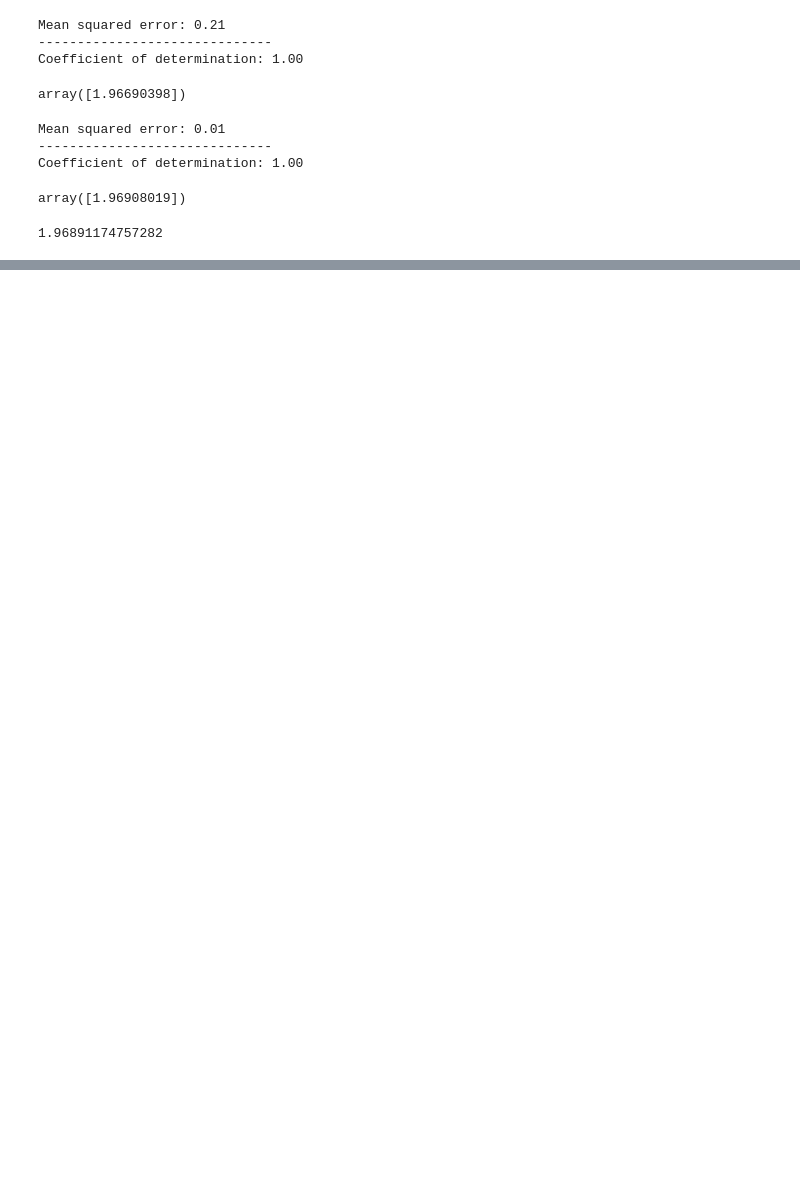
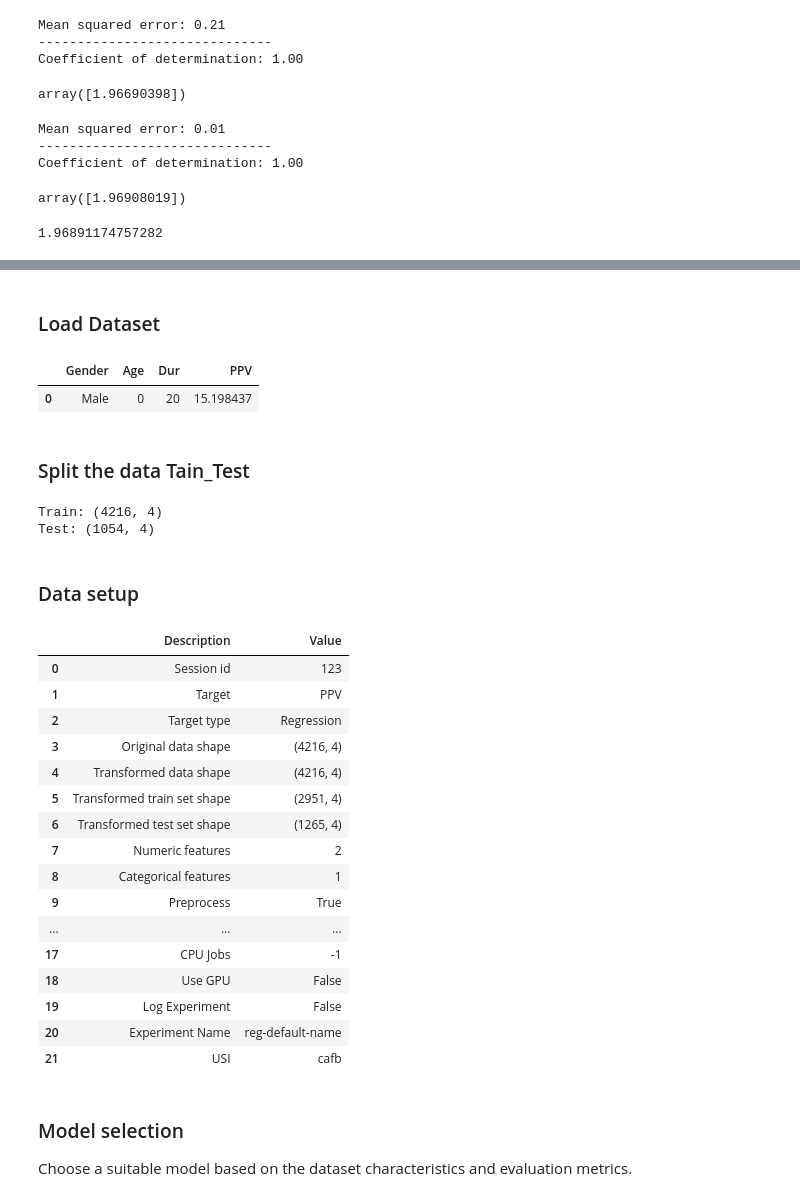
Before and after one commit to MayarQasrawi/Artificial-Intelligent, a Jupyter notebook: ML_Assignment.ipynb, the cells around one changed output, grey strips where cells are left out. Saved outputs shown, nothing was run; the diff lists cells and outputs as text; code cells hidden in the pictures; blank space fills up the shorter version.

```diff
--- a/ML_Assignment.ipynb
+++ b/ML_Assignment.ipynb
@@ -404,0 +307,48 @@ R2: None
+# %% [markdown]
+### Load Dataset
+# %%
+file_path = '/content/drive/MyDrive/Datasets/TG_T_CashValues_Rel.xlsx'
+df2 = pd.read_excel(file_path)
+df2.head(n=1)
+# %% [output]
+|  | Gender | Age | Dur | PPV |
+| 0 | Male | 0 | 20 | 15.198437 |
+# %% [markdown]
+### Split the data Tain_Test
+# %%
+# 80% for training 20% for testing
+data_train= df2.sample(frac=0.8, random_state=123)
+data_test= df2.drop(data_train.index)
+print(f'Train: {data_train.shape}')
+print(f'Test: {data_test.shape}')
+# %% [output]
+Train: (4216, 4)
+Test: (1054, 4)
+# %% [markdown]
+### Data setup
+# %%
+exp = setup(data_train, target='PPV',
+              numeric_features=['Age', 'Dur'],
+              categorical_features=['Gender'],
+              session_id=123)
+# %% [output]
+|  | Description | Value |
+| 0 | Session id | 123 |
+| 1 | Target | PPV |
+| 2 | Target type | Regression |
+| 3 | Original data shape | (4216, 4) |
+| 4 | Transformed data shape | (4216, 4) |
+| 5 | Transformed train set shape | (2951, 4) |
+| 6 | Transformed test set shape | (1265, 4) |
+| 7 | Numeric features | 2 |
+| 8 | Categorical features | 1 |
+| 9 | Preprocess | True |
+| ... | ... | ... |
+| 17 | CPU Jobs | -1 |
+| 18 | Use GPU | False |
+| 19 | Log Experiment | False |
+| 20 | Experiment Name | reg-default-name |
+| 21 | USI | cafb |
+# %% [markdown]
+### Model selection
+Choose a suitable model based on the dataset characteristics and evaluation metrics.
```
Also changed, not shown: parts of 31 cells of this notebook.
